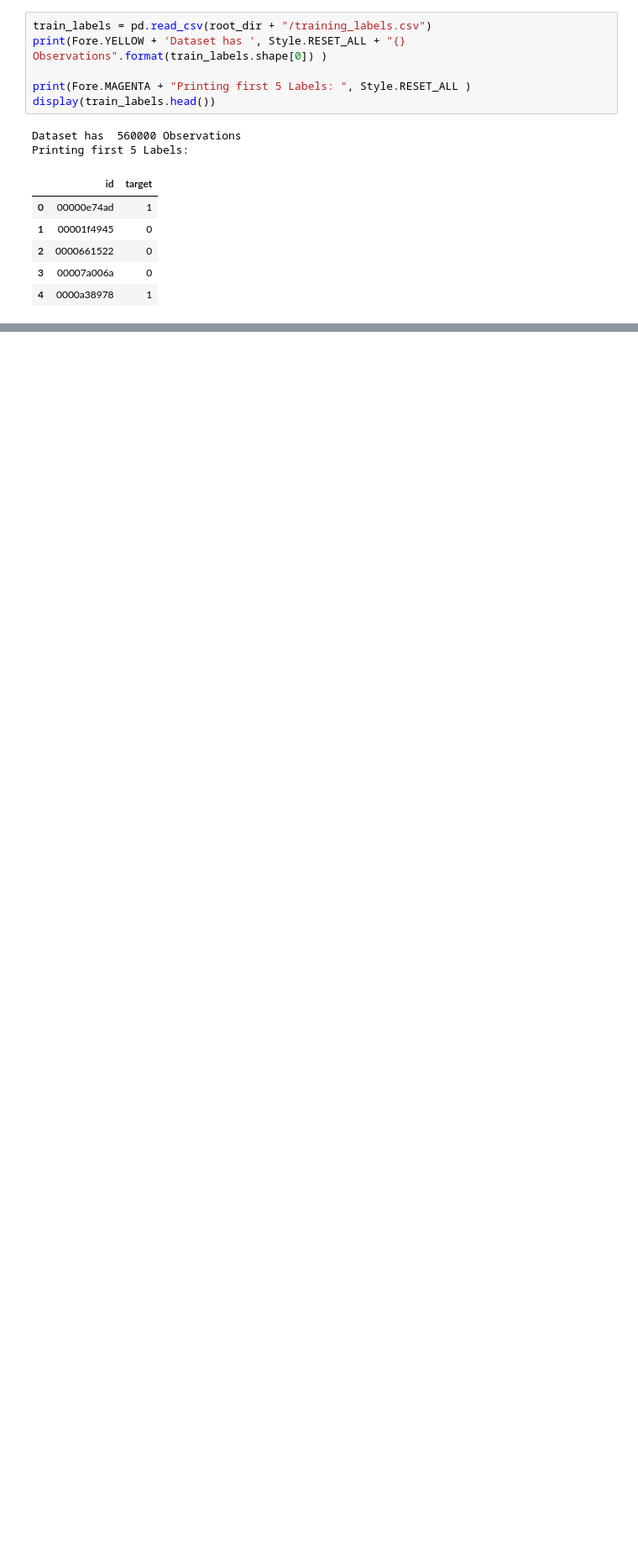
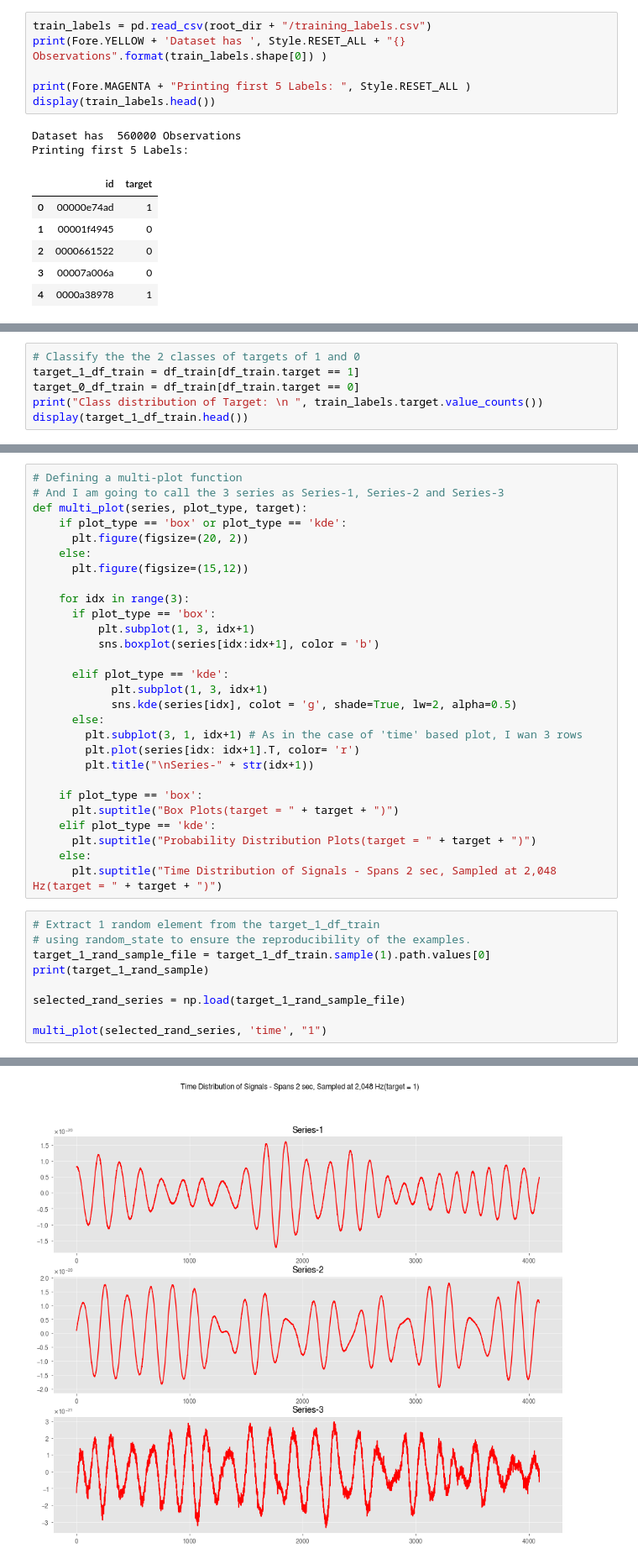
Before and after one commit to rohan-paul/Gravitational-Wave-Detection_Kaggle_Competition, a Jupyter notebook: Kaggle_NBs/1_TimeSeries_GWPy_Data_Preprocessing.ipynb, the cells around one changed output, grey strips where cells are left out. Shown at 84% size. Drawn from its saved outputs; the diff is of its cells as text; blank space fills up the shorter version.

```diff
--- a/Kaggle_NBs/1_TimeSeries_GWPy_Data_Preprocessing.ipynb
+++ b/Kaggle_NBs/1_TimeSeries_GWPy_Data_Preprocessing.ipynb
@@ -180 +188,7 @@ print(df_train.shape)
 (560000, 3)
+# %%
+# Classify the the 2 classes of targets of 1 and 0
+target_1_df_train = df_train[df_train.target == 1]
+target_0_df_train = df_train[df_train.target == 0]
+print("Class distribution of Target: \n ", train_labels.target.value_counts())
+display(target_1_df_train.head())
@@ -180,0 +222,38 @@ print(df_train.shape)
+# %%
+# Defining a multi-plot function
+# And I am going to call the 3 series as Series-1, Series-2 and Series-3
+def multi_plot(series, plot_type, target):
+    if plot_type == 'box' or plot_type == 'kde':
+      plt.figure(figsize=(20, 2))
+    else:
+      plt.figure(figsize=(15,12))
+
+    for idx in range(3):
+      if plot_type == 'box':
+          plt.subplot(1, 3, idx+1)
+          sns.boxplot(series[idx:idx+1], color = 'b')
+
+      elif plot_type == 'kde':
+            plt.subplot(1, 3, idx+1)
+            sns.kde(series[idx], colot = 'g', shade=True, lw=2, alpha=0.5)
+      else:
+        plt.subplot(3, 1, idx+1) # As in the case of 'time' based plot, I wan 3 rows
+        plt.plot(series[idx: idx+1].T, color= 'r')
+        plt.title("\nSeries-" + str(idx+1))
+
+    if plot_type == 'box':
+      plt.suptitle("Box Plots(target = " + target + ")")
+    elif plot_type == 'kde':
+      plt.suptitle("Probability Distribution Plots(target = " + target + ")")
+    else:
+      plt.suptitle("Time Distribution of Signals - Spans 2 sec, Sampled at 2,048 Hz(target = " + target + ")")
+# %%
+# Extract 1 random element from the target_1_df_train
+# using random_state to ensure the reproducibility of the examples.
+target_1_rand_sample_file = target_1_df_train.sample(1).path.values[0]
+print(target_1_rand_sample)
+
+selected_rand_series = np.load(target_1_rand_sample_file)
+
+multi_plot(selected_rand_series, 'time', "1")
+# %% [output]
@@ -180,0 +261 @@ print(df_train.shape)
+[figure, added]
```
Also changed, not shown: parts of 7 cells of this notebook.
